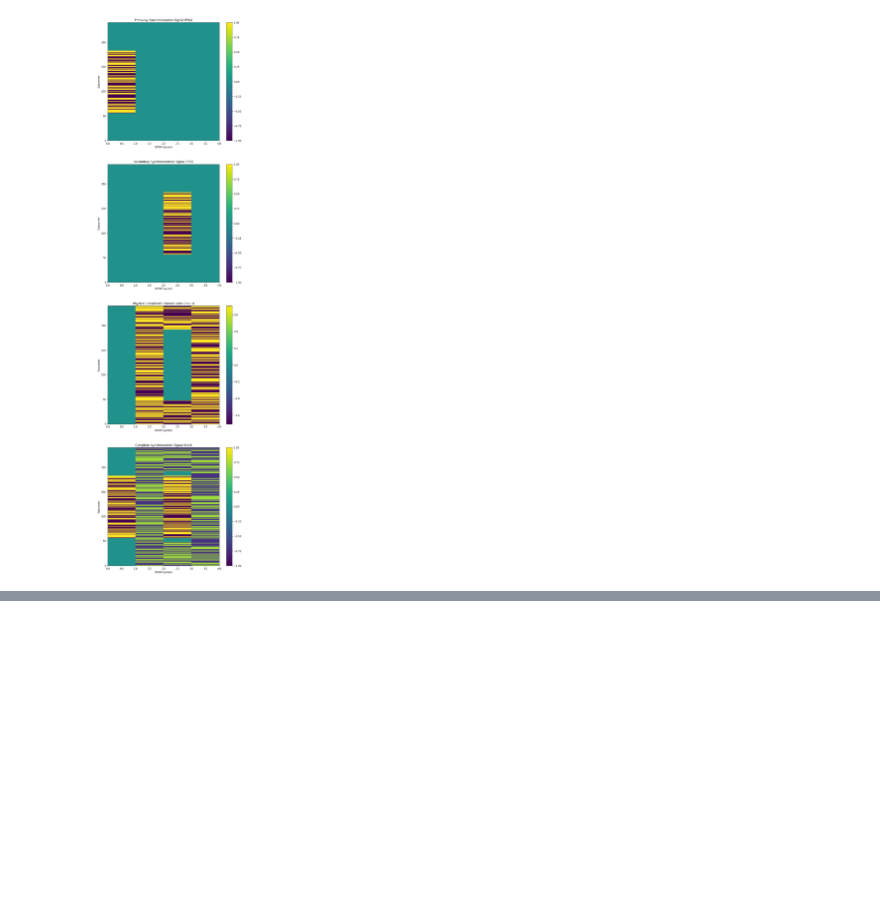
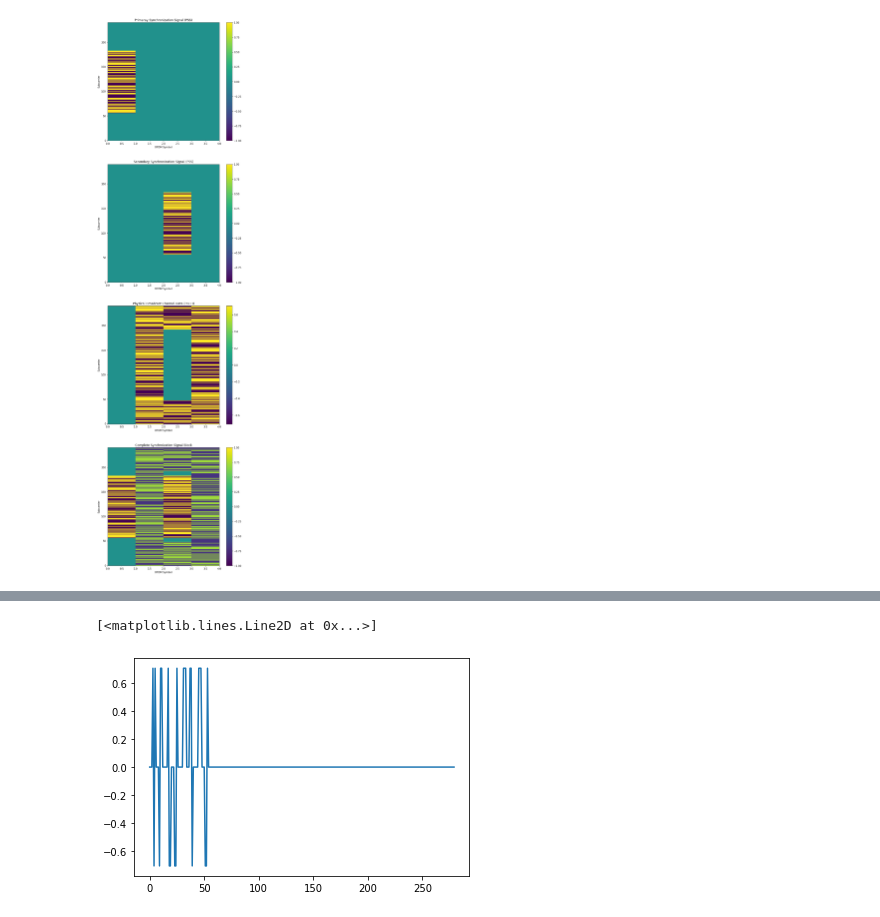
Before and after one commit to markdisterhof/5g_phy_bachelor_thesis, a Jupyter notebook: Simulation/5G_Channel_Sim.ipynb, the cells around one changed output, grey strips where cells are left out. Saved outputs shown, nothing was run; the diff lists cells and outputs as text; code cells hidden in the pictures; blank space fills up the shorter version.

```diff
--- a/Simulation/5G_Channel_Sim.ipynb
+++ b/Simulation/5G_Channel_Sim.ipynb
@@ -250,0 +258,6 @@ plt.colorbar(ax4.pcolor(np.real(rgrid)), ax=ax4)
+# %%
+c = a[0,:]
+plt.plot(range(len(c)), c)
+# %% [output]
+[<matplotlib.lines.Line2D at 0x...>]
+[figure, added]
```
Also changed, not shown: parts of 3 cells of this notebook, 3 other files.
